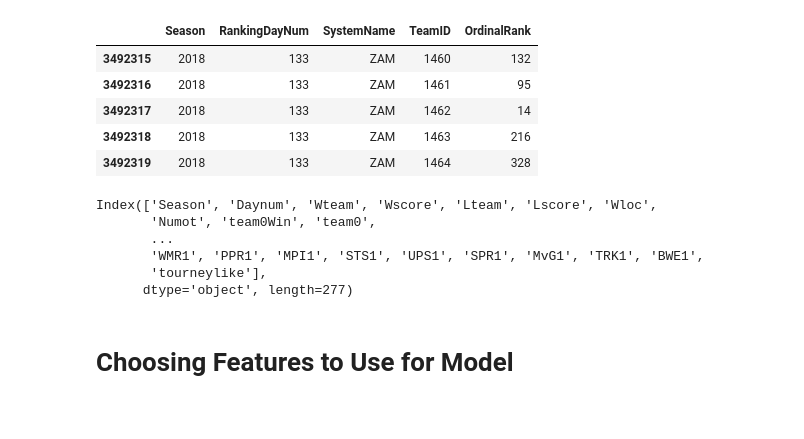
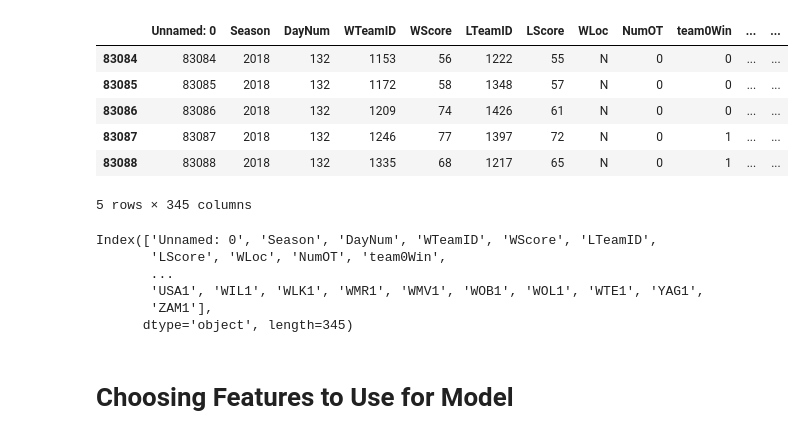
Before and after one commit to dtamayo/NCAAbasketball, a Jupyter notebook: 2019/NewTry.ipynb, the cells around one changed output. Saved outputs shown, nothing was run; the diff lists cells and outputs as text; code cells hidden in the pictures.

```diff
--- a/2019/NewTry.ipynb
+++ b/2019/NewTry.ipynb
@@ -1,25 +1,26 @@
 # %%
 import pandas as pd
 import numpy as np
 
-tourney_df = pd.read_csv("data/MasseyOrdinals.csv")
+tourney_df = pd.read_csv("data/trainingdata.csv")
 tourney_df.tail()
 # %% [output]
-|  | Season | RankingDayNum | SystemName | TeamID | OrdinalRank |
-| 3492315 | 2018 | 133 | ZAM | 1460 | 132 |
-| 3492316 | 2018 | 133 | ZAM | 1461 | 95 |
-| 3492317 | 2018 | 133 | ZAM | 1462 | 14 |
-| 3492318 | 2018 | 133 | ZAM | 1463 | 216 |
-| 3492319 | 2018 | 133 | ZAM | 1464 | 328 |
+|  | Unnamed: 0 | Season | DayNum | WTeamID | WScore | LTeamID | LScore | WLoc | NumOT | team0Win | ... | ... |
+| 83084 | 83084 | 2018 | 132 | 1153 | 56 | 1222 | 55 | N | 0 | 0 | ... | ... |
+| 83085 | 83085 | 2018 | 132 | 1172 | 58 | 1348 | 57 | N | 0 | 0 | ... | ... |
+| 83086 | 83086 | 2018 | 132 | 1209 | 74 | 1426 | 61 | N | 0 | 0 | ... | ... |
+| 83087 | 83087 | 2018 | 132 | 1246 | 77 | 1397 | 72 | N | 0 | 1 | ... | ... |
+| 83088 | 83088 | 2018 | 132 | 1335 | 68 | 1217 | 65 | N | 0 | 1 | ... | ... |
+5 rows × 345 columns
 # %%
 tourney_df.columns
 # %% [output]
-Index(['Season', 'Daynum', 'Wteam', 'Wscore', 'Lteam', 'Lscore', 'Wloc',
-       'Numot', 'team0Win', 'team0',
+Index(['Unnamed: 0', 'Season', 'DayNum', 'WTeamID', 'WScore', 'LTeamID',
+       'LScore', 'WLoc', 'NumOT', 'team0Win',
        ...
-       'WMR1', 'PPR1', 'MPI1', 'STS1', 'UPS1', 'SPR1', 'MvG1', 'TRK1', 'BWE1',
-       'tourneylike'],
-      dtype='object', length=277)
+       'USA1', 'WIL1', 'WLK1', 'WMR1', 'WMV1', 'WOB1', 'WOL1', 'WTE1', 'YAG1',
+       'ZAM1'],
+      dtype='object', length=345)
 # %%
 tourney_df = tourney_df.fillna(-1000000)
 # %% [markdown]
```
Also changed, not shown: parts of 11 cells of this notebook, 3 other files.
